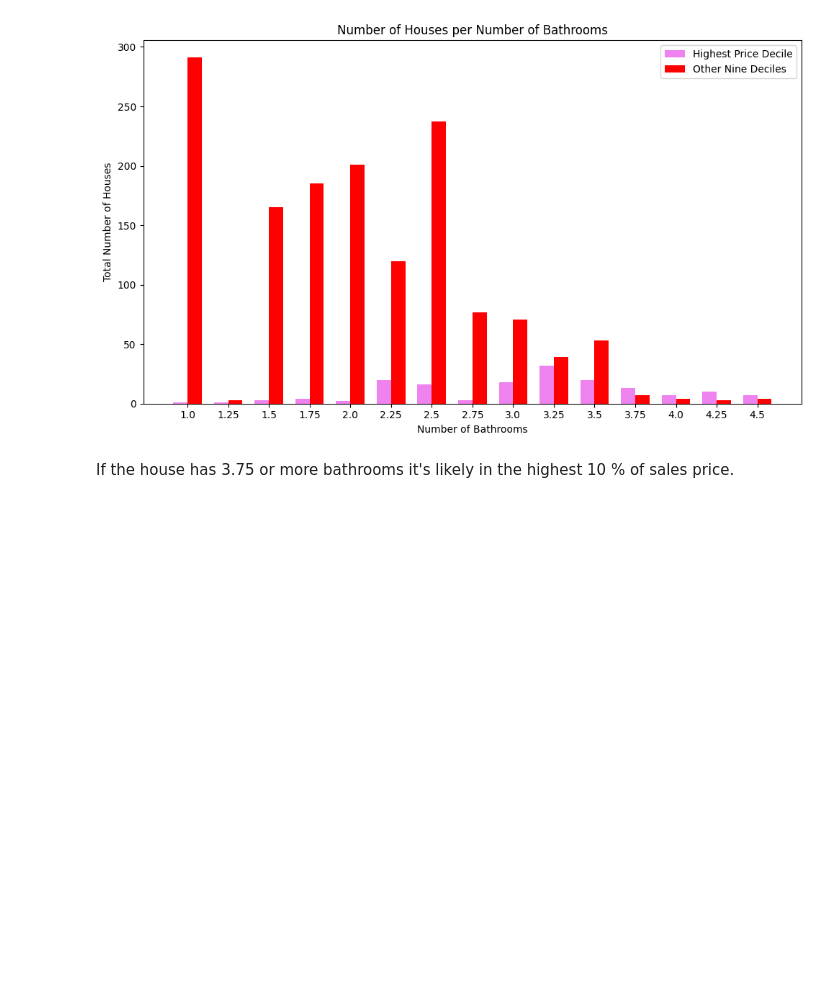
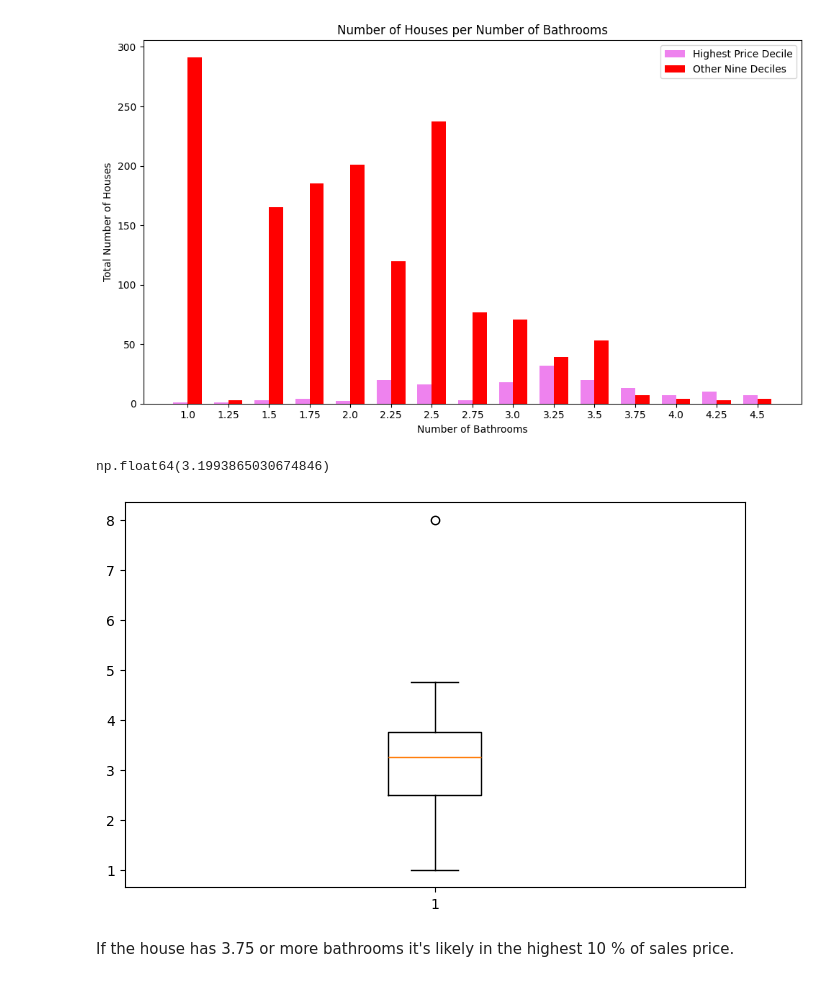
Before and after one commit to xMax991/EDA-Project, a Jupyter notebook: EDA.ipynb, the cells around one changed output. Saved outputs shown, nothing was run; the diff lists cells and outputs as text; code cells hidden in the pictures; blank space fills up the shorter version.

```diff
--- a/EDA.ipynb
+++ b/EDA.ipynb
@@ -537,6 +550,12 @@ plt.tight_layout()
 plt.show()
 # %% [output]
 [figure]
+# %%
+plt.boxplot(highest_price_decile['bathrooms'])
+highest_price_decile.bathrooms.mean()
+# %% [output]
+np.float64(3.1993865030674846)
+[figure, added]
 # %% [markdown]
 If the house has 3.75 or more bathrooms it's likely in the highest 10 % of sales price.
 # %%
```
Also changed, not shown: parts of 24 cells of this notebook, 2 other files.
